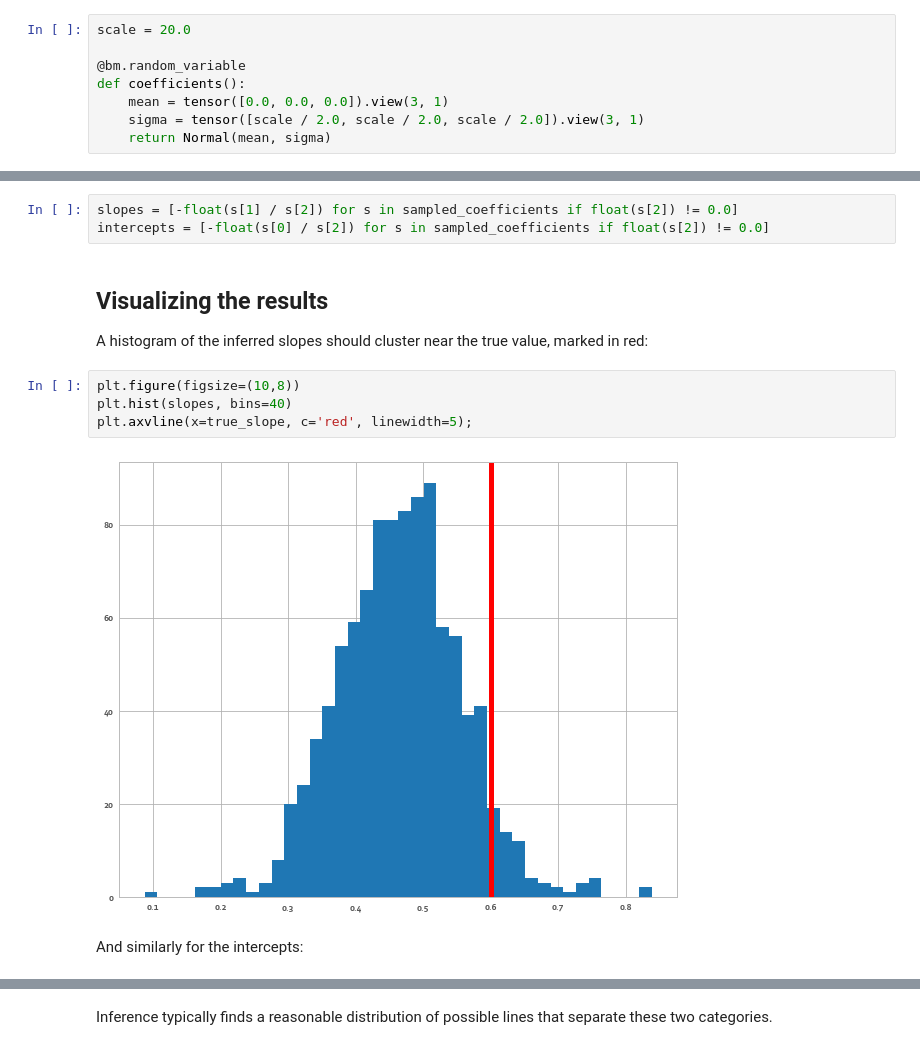
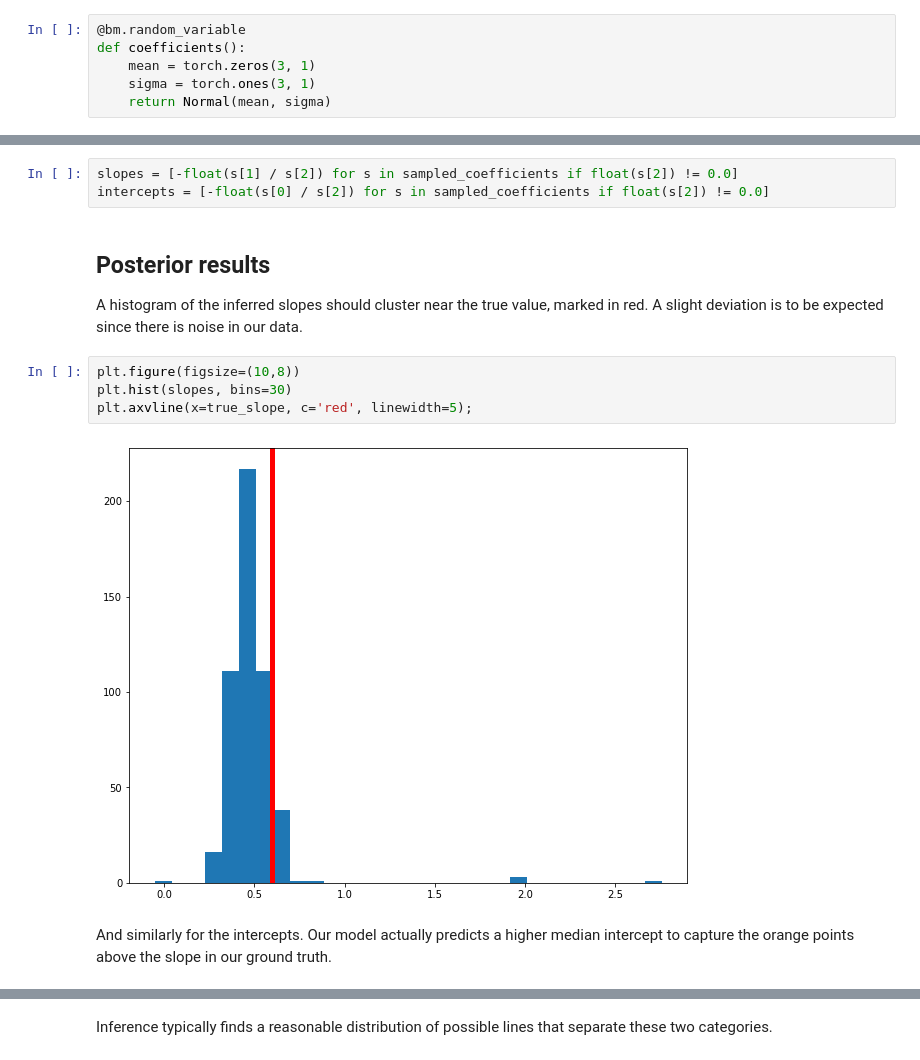
Before and after one commit to facebookresearch/beanmachine, a Jupyter notebook: tutorials/Bayesian_Logistic_Regression.ipynb, the cells around one changed output, grey strips where cells are left out. Cells and saved outputs as stored; diff of their text form.

```diff
--- a/tutorials/Bayesian_Logistic_Regression.ipynb
+++ b/tutorials/Bayesian_Logistic_Regression.ipynb
@@ -132,10 +119,8 @@ We use a matrix multiplication to compute the linear combination, and therefore
 # %%
-scale = 20.0
-
 @bm.random_variable
 def coefficients():
-    mean = tensor([0.0, 0.0, 0.0]).view(3, 1)
-    sigma = tensor([scale / 2.0, scale / 2.0, scale / 2.0]).view(3, 1)
+    mean = torch.zeros(3, 1)
+    sigma = torch.ones(3, 1)
     return Normal(mean, sigma)
 # %% [markdown]
 Our model for categories is now straightforward: each category is chosen by matrix-multiplying the point by the prior distribution of coefficients, and we get a set of categories from the Bernoulli distribution; either $0.0$ (blue) or $1.0$ (orange):
@@ -164,17 +151,17 @@ The slopes and intercepts are computed from the sampled coefficients:
 slopes = [-float(s[1] / s[2]) for s in sampled_coefficients if float(s[2]) != 0.0]
 intercepts = [-float(s[0] / s[2]) for s in sampled_coefficients if float(s[2]) != 0.0]
 # %% [markdown]
-## Visualizing the results
+## Posterior results
 
-A histogram of the inferred slopes should cluster near the true value, marked in red:
+A histogram of the inferred slopes should cluster near the true value, marked in red. A slight deviation is to be expected since there is noise in our data.
 # %%
 plt.figure(figsize=(10,8))
-plt.hist(slopes, bins=40)
+plt.hist(slopes, bins=30)
 plt.axvline(x=true_slope, c='red', linewidth=5);
 # %% [output]
-[figure, old version]
+[figure, new version]
-# %% [markdown]
-And similarly for the intercepts:
+# %% [markdown]
+And similarly for the intercepts. Our model actually predicts a higher median intercept to capture the orange points above the slope in our ground truth.
 # %%
 plt.figure(figsize=(10,8))
 plt.hist(intercepts, bins=30)
```
Also changed, not shown: parts of 15 cells of this notebook.
